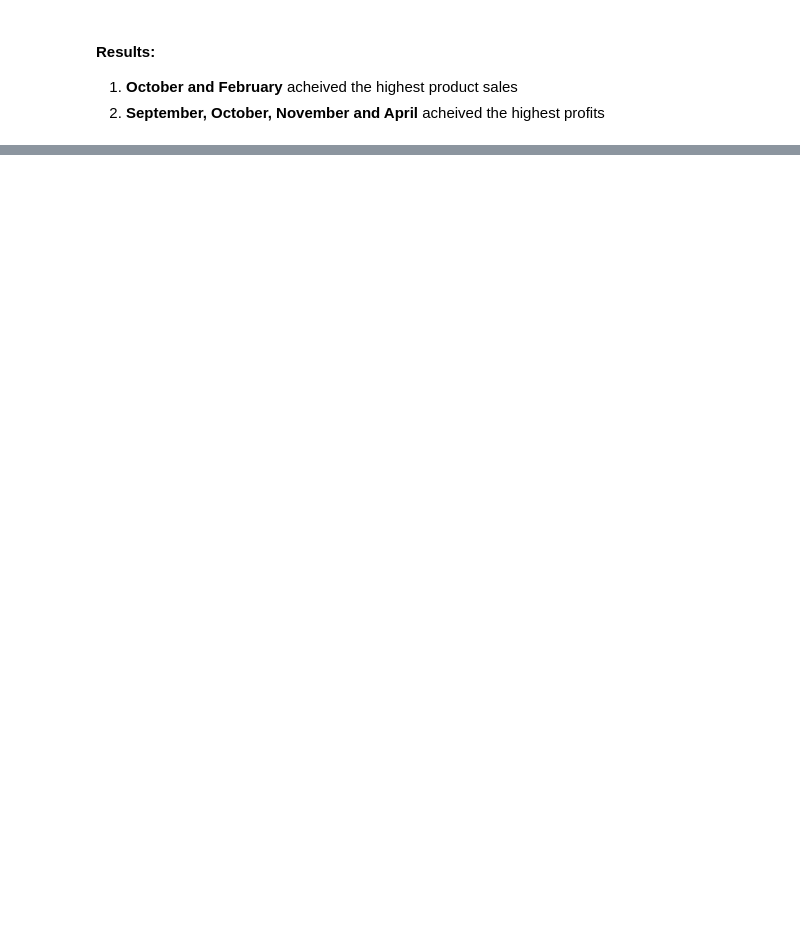
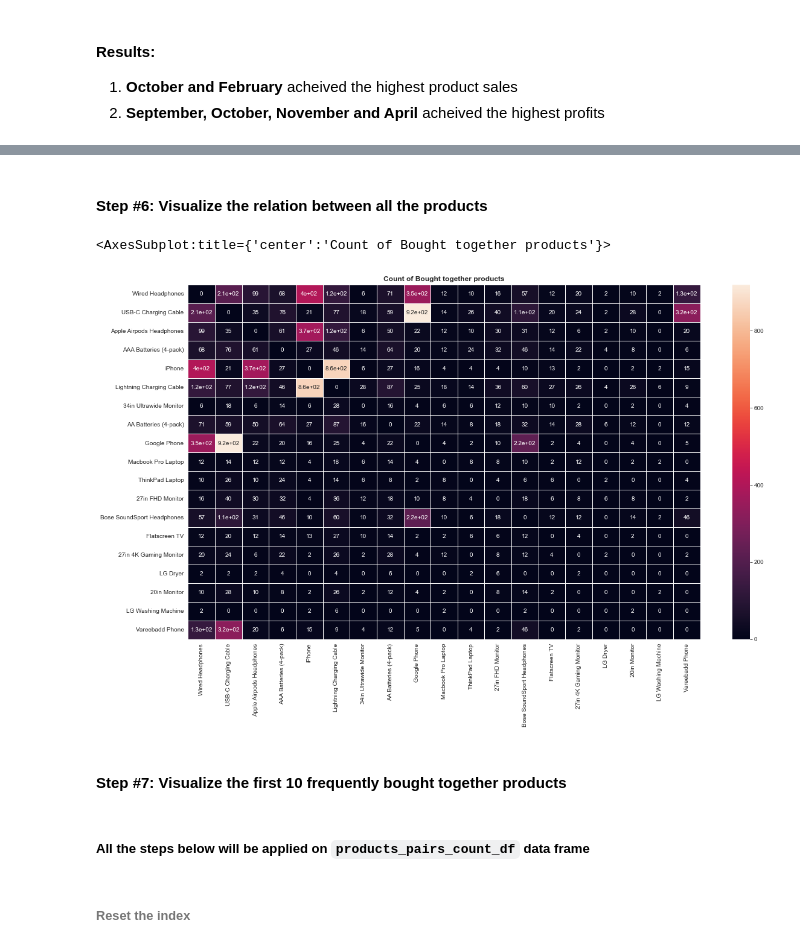
Before and after one commit to Yousef-Medhat56/py-sales-analysis, a Jupyter notebook: sales-analysis.ipynb, the cells around one changed output, grey strips where cells are left out. Drawn from its saved outputs; the diff is of its cells as text; code cells hidden in the pictures; blank space fills up the shorter version.

````diff
--- a/sales-analysis.ipynb
+++ b/sales-analysis.ipynb
@@ -336,0 +349,2 @@ sns.heatmap(data=month_product_df.transpose(),ax=ax,linewidths=1,annot=True)
+# %%
+orders_group = duplicated_orders_df.groupby("OrderId",sort= False)
@@ -336,0 +360,4 @@ sns.heatmap(data=month_product_df.transpose(),ax=ax,linewidths=1,annot=True)
+# %%
+products_df= pd.DataFrame(index=df["Product"].unique(),columns=df["Product"].unique())
+products_df=products_df.fillna(0) # fill all cells with zero
+products_df.head()
@@ -336,0 +373,10 @@ sns.heatmap(data=month_product_df.transpose(),ax=ax,linewidths=1,annot=True)
+# %%
+for orderid in duplicated_orders_df["OrderId"]: #get single order ID
+    products = orders_group.get_group(orderid)["Product"] #list of all the sold products in the order
+    for product in products : #get each sold product
+        for x in range(len(products)):
+            if product==products[x]: #if the column label is the same as the row label
+                products_df.loc[product,products[x]] = 0 # assign the cell value to zero
+            else:
+                products_df.loc[product,products[x]]+=1
+                products_pairs_count_df.loc[f"({product},{products[x]})"] = products_df.loc[product,products[x]]
@@ -336,0 +403,16 @@ sns.heatmap(data=month_product_df.transpose(),ax=ax,linewidths=1,annot=True)
+# %% [markdown]
+#### Step #6: Visualize the relation between all the products
+# %%
+fig,ax = plt.subplots(figsize=(19,12))
+fig.subplots_adjust(bottom = 0.2)
+ax.set_title("Count of Bought together products", fontweight="bold")
+sns.heatmap(data = products_df,linewidths=1,annot=True,ax=ax)
+# %% [output]
+<AxesSubplot:title={'center':'Count of Bought together products'}>
+[figure, added]
+# %% [markdown]
+#### Step #7: Visualize the first 10 frequently bought together products
+# %% [markdown]
+##### All the steps below will be applied on ```products_pairs_count_df``` data frame
+# %% [markdown]
+###### Reset the index
````
Also changed, not shown: parts of 50 cells of this notebook.
